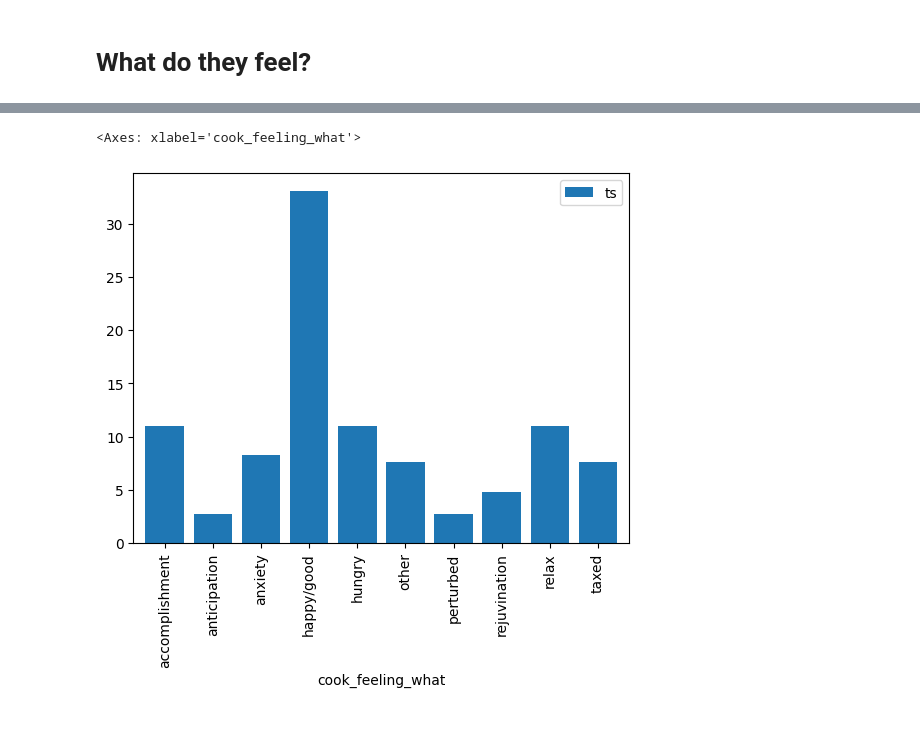
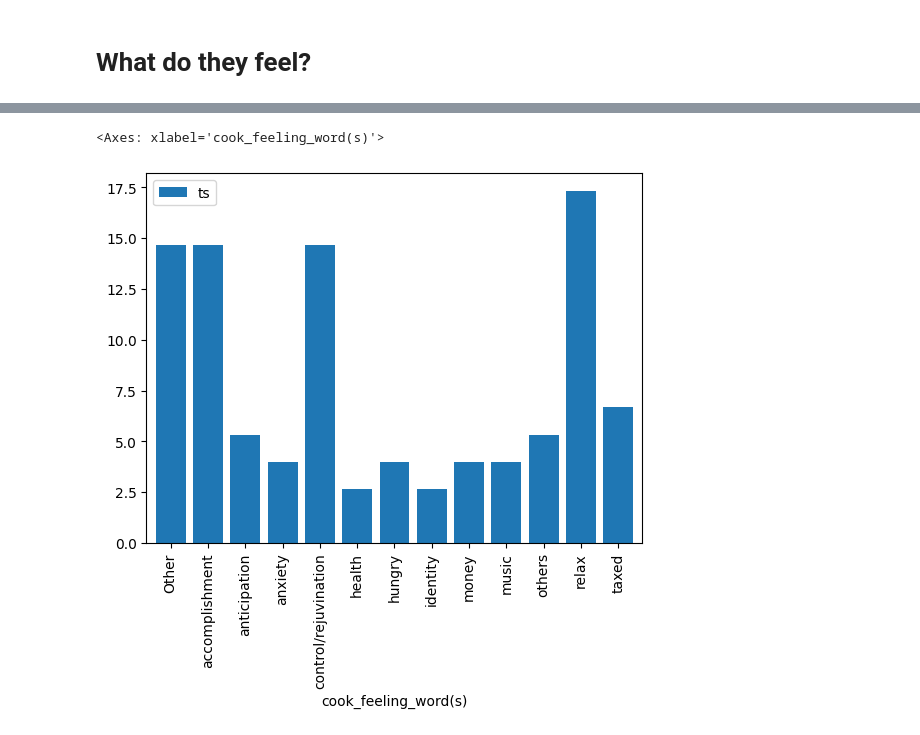
Before and after one commit to kaedejohnson/raw_food_epfl_dh411, a Jupyter notebook: survey_analysis.ipynb, the cells around one changed output, grey strips where cells are left out. Drawn from its saved outputs; the diff is of its cells as text; code cells hidden in the pictures.

Commit message:
add cook feeling reasons for P

```diff
--- a/survey_analysis.ipynb
+++ b/survey_analysis.ipynb
@@ -216,67 +263,12 @@ survey[survey['cook_sentiment'] == "P"].cook_feeling
 Name: cook_feeling, dtype: object
-# %%
-survey['cook_feeling_what'] = survey.apply(lambda row: [], axis=1)
-
-def reason_shell(row, w_list, feeling_w):
-    for w in w_list:
-        if w in row['cook_feeling'].lower():
-            row['cook_feeling_what'].append(feeling_w)
-            break
-    return row
-
-def append_feeling(row):
-    # relaxed
-    reason_shell(row, ['repose', 'relax', 'comfty', 'relief', 'calm'], 'relax')
-    # happy
-    reason_shell(row, ['happy', 'good', 'joyful', 'enjoy', 'enthusiastic', 'nice', 'bien'], 'happy/good')
-    # acheivement
-    reason_shell(row, ['satisfied', 'achieve', 'accomplish', 'proud', 'creati', 'productive', "j'aime"], 'accomplishment')
-    # anticipation (good)
-    reason_shell(row, ['excited', 'inspired'], 'anticipation')
-    # bothersome
-    reason_shell(row, ['life(credit', 'impatient', 'annoyed', 'perdre'], 'perturbed')
-    # hungry
-    reason_shell(row, ['hungry'], 'hungry')
-    # anxiety
-    reason_shell(row, ['anxiety', 'stress', 'strapped', 'afraid', 'nervous'], 'anxiety')
-    # taxed
-    reason_shell(row, ['chore', 'task', 'tired', 'overwhelmed', 'tortured', 'challenge', 'exhaust' 'occupied'], 'taxed')
-    # control / rejuvination
-    reason_shell(row, ['redeem', 'love', 'content', 'control'], 'rejuvination')
-    # hungry
-    reason_shell(row, ['hungry'], 'hungry')
-
-    # other
-    if not row['cook_feeling_what']:
-        row['cook_feeling_what'] = ['other']
-
-    return row
-
-# Apply the function to each row
-survey = survey.apply(append_feeling, axis=1)
-
-#survey.loc[survey['raw_food_enjoy_fr'] == 'I don’t like this type of food', 'raw_food_enjoy_reason(s)'] = ['taste']
-#survey.loc[survey['raw_food_enjoy_fr'] == "I can't eat it", 'raw_food_enjoy_reason(s)'] = ['taste']
-#survey.loc[survey['raw_food_enjoy_fr'] == "It's okay but prefer cooked food. ", 'raw_food_enjoy_reason(s)'] = ['taste']
-#survey.loc[survey['raw_food_enjoy_fr'] == 'not muy type', 'raw_food_enjoy_reason(s)'] = ['taste']
-#survey.loc[survey['raw_food_enjoy_fr'] == '害怕生病 觉得冷的东西不好吃', 'raw_food_enjoy_reason(s)'] = ['taste']
-#survey.loc[survey['raw_food_enjoy_fr'] == 'Only sashimi and smoke salmon possible to eat.', 'raw_food_enjoy_reason(s)'] = ['taste']
-#survey.loc[survey['raw_food_enjoy_fr'] == 'My stomach enjoys cooked food', 'raw_food_enjoy_reason(s)'] = ['taste']
-#survey.loc[survey['raw_food_enjoy_fr'] == 'I have a bad stomach.', 'raw_food_enjoy_reason(s)'] = ['health']
-
-survey_exploded = survey.explode('cook_feeling_what')
-survey_exploded_agg = survey_exploded.groupby('cook_feeling_what').agg('count')['ts']
-feeling_dist = (pd.DataFrame(survey_exploded_agg) / pd.DataFrame(survey_exploded_agg).sum(axis=0)) * 100
-feeling_dist.plot(kind='bar', width=0.8)
-#plt.title('Percentage of Responses by Reason and Raw Food Enjoyment')
-#plt.xlabel('Reason')
-#plt.ylabel('Percentage')
-#plt.xticks(rotation=45)
-#plt.legend(title='Raw Food Enjoy', loc='upper left', labels=['No', 'Yes'])
-#plt.show()
-# %% [output]
-<Axes: xlabel='cook_feeling_what'>
-[figure, removed]
+# %%
+survey_exploded = survey[survey['cook_sentiment'] == "P"].explode('cook_feeling_word(s)')
+survey_exploded_agg = survey_exploded.groupby('cook_feeling_word(s)').agg('count')['ts']
+word_dist = (pd.DataFrame(survey_exploded_agg) / pd.DataFrame(survey_exploded_agg).sum(axis=0)) * 100
+word_dist.plot(kind='bar', width=0.8)
+# %% [output]
+<Axes: xlabel='cook_feeling_word(s)'>
+[figure, added]
 # %%
 music - 2
 own culture - 1
```
Also changed, not shown: parts of 2 cells of this notebook.
